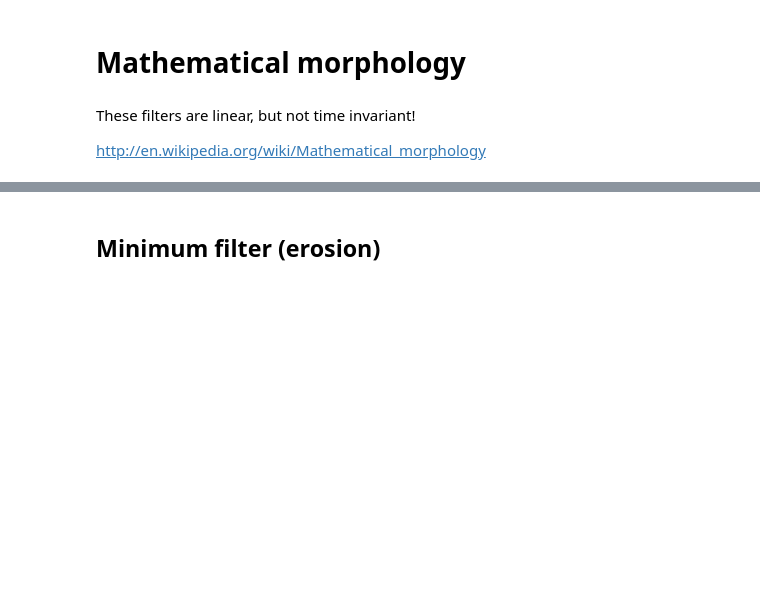
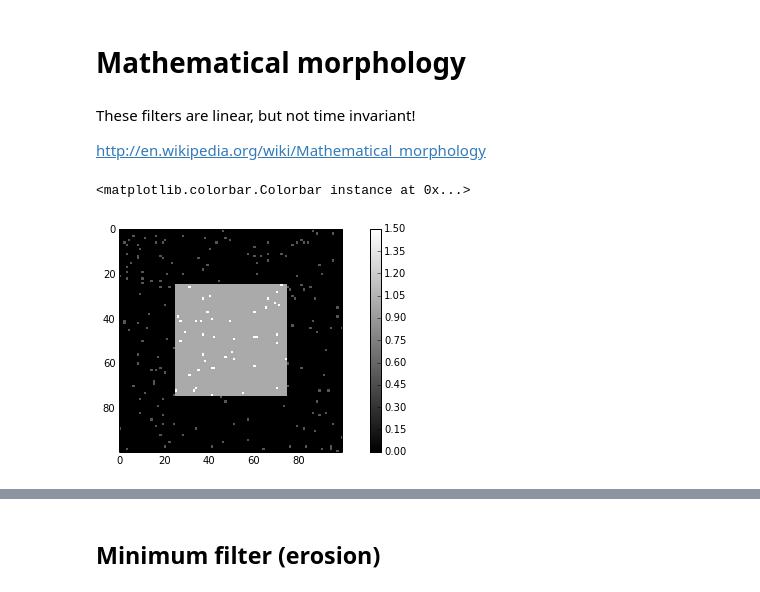
Before and after one commit to mantaraya36/201A-ipython, a Jupyter notebook: Image Filters.ipynb, the cells around one changed output, grey strips where cells are left out. Cells and saved outputs as stored; diff of their text form; code cells hidden in the pictures; blank space fills up the shorter version.

```diff
--- a/Image Filters.ipynb
+++ b/Image Filters.ipynb
@@ -240,9 +354,13 @@ http://en.wikipedia.org/wiki/Mathematical_morphology
 # %%
 src_image = zeros((100,100))
 src_image[25:-25, 25:-25] = 1.0
 noise =  where(random.random(src_image.shape) > 0.98, 0.5, 0)
 src_image += noise
 imshow2(src_image)
+colorbar()
+# %% [output]
+<matplotlib.colorbar.Colorbar instance at 0x...>
+[figure, added]
 # %%
 structure = zeros((20,20))
 structure[range(20), range(20)] = 1.0 #
```
Also changed, not shown: parts of 77 cells of this notebook.
